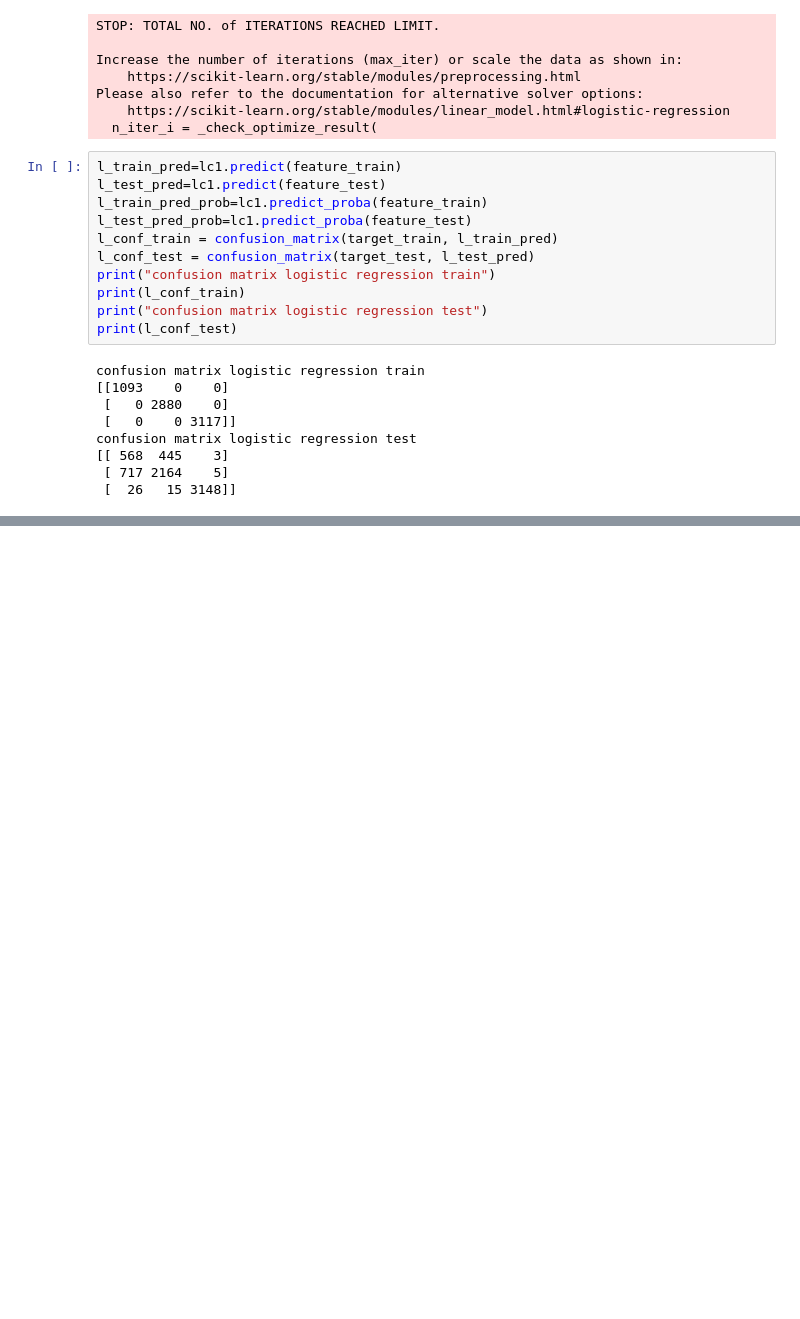
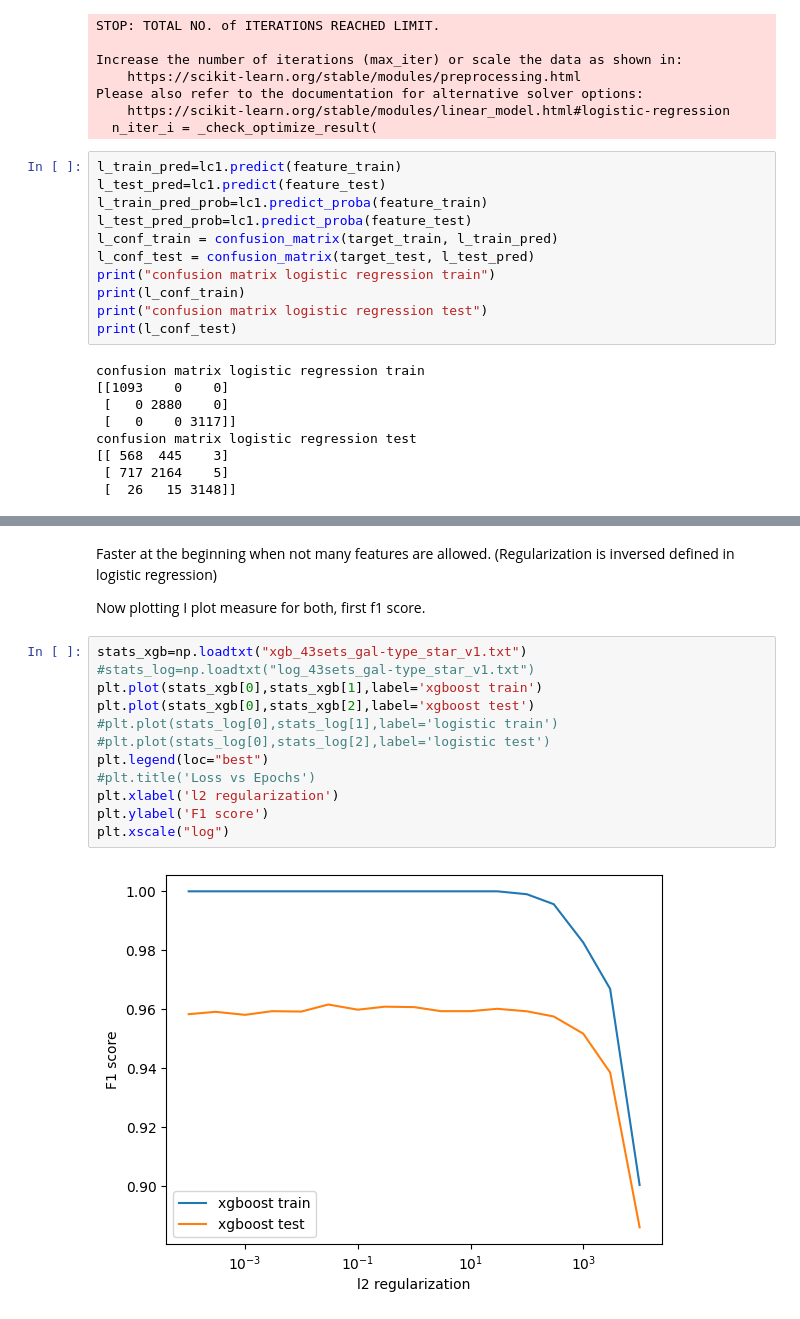
Before and after one commit to tkfritz/astro_images, a Jupyter notebook: three_types_fit1.ipynb, the cells around one changed output, grey strips where cells are left out. Saved outputs shown, nothing was run; the diff lists cells and outputs as text; blank space fills up the shorter version.

Commit message:
Adding regularized exploration of xgboost and logistic

```diff
--- a/three_types_fit1.ipynb
+++ b/three_types_fit1.ipynb
@@ -294,0 +344,18 @@ It is clearly worse as before when there were no stars in the sample. For galaxi
+# %% [markdown]
+Faster at the beginning when not many features are allowed. (Regularization is inversed defined in logistic regression)
+
+Now plotting I plot measure for both, first f1 score.
+# %%
+stats_xgb=np.loadtxt("xgb_43sets_gal-type_star_v1.txt")
+#stats_log=np.loadtxt("log_43sets_gal-type_star_v1.txt")
+plt.plot(stats_xgb[0],stats_xgb[1],label='xgboost train')
+plt.plot(stats_xgb[0],stats_xgb[2],label='xgboost test')
+#plt.plot(stats_log[0],stats_log[1],label='logistic train')
+#plt.plot(stats_log[0],stats_log[2],label='logistic test')
+plt.legend(loc="best")
+#plt.title('Loss vs Epochs')
+plt.xlabel('l2 regularization')
+plt.ylabel('F1 score')
+plt.xscale("log")
+# %% [output]
+[figure, added]
```
Also changed, not shown: parts of 8 cells of this notebook.
